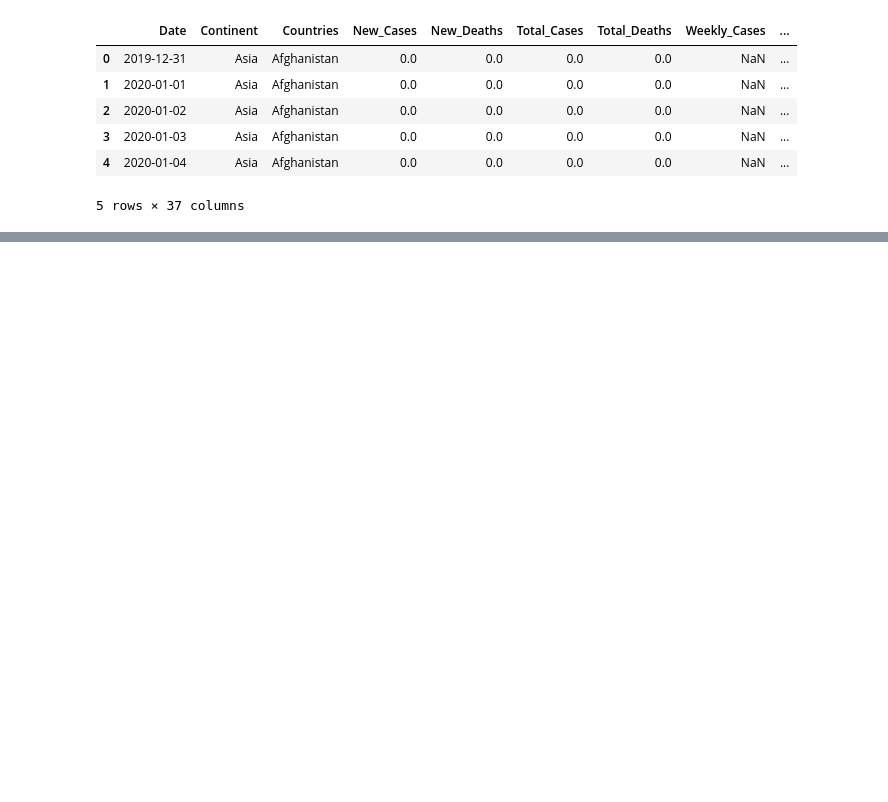
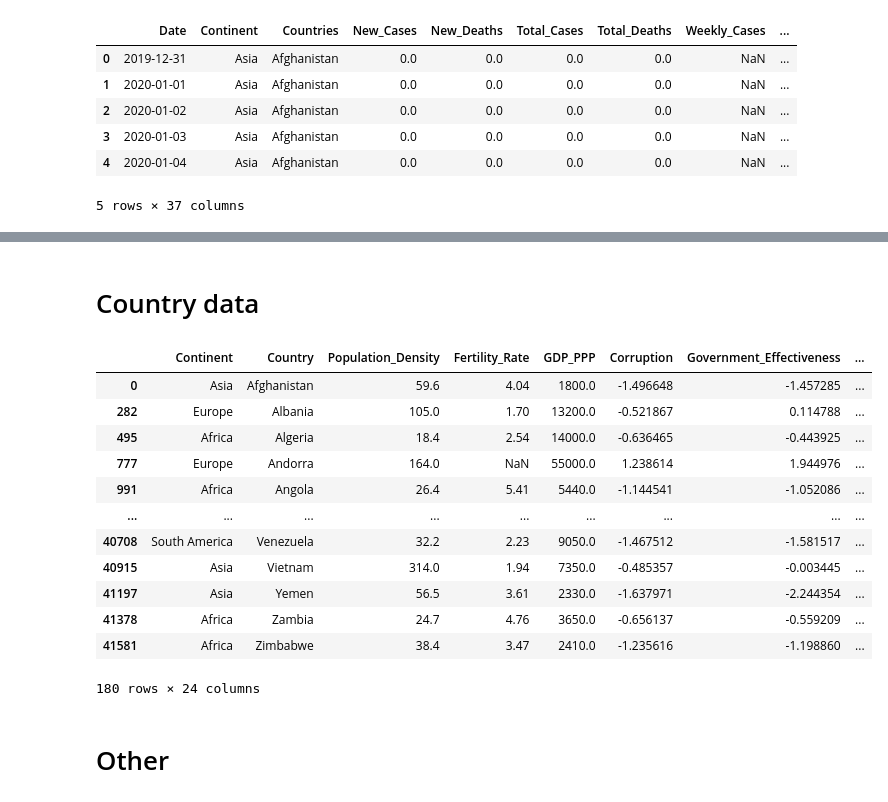
Before and after one commit to mvanitha/WIDDatathon, a Jupyter notebook: WIDDatathon.ipynb, the cells around one changed output, grey strips where cells are left out. Drawn from its saved outputs; the diff is of its cells as text; code cells hidden in the pictures; blank space fills up the shorter version.

```diff
--- a/WIDDatathon.ipynb
+++ b/WIDDatathon.ipynb
@@ -22 +181,35 @@ data.shape
+# %% [markdown]
+# Country data
+# %%
+# Subset of country data only
+supp = data[data.columns[~data.columns.isin(['Hospital Beds Year','Hospital Beds Per 1000 People'\
+              ,'Date'\
+              ,'New_Cases','New_Deaths'\
+              ,'Total_Cases','Total_Deaths'\
+              ,'Weekly_Cases','Weekly_Deaths'\
+              ,'RunTot_New_Cases','RunTot_New_Deaths'])]]
+
+# Removed duplicates
+supp = supp\
+        .drop_duplicates()\
+        .sort_values(by=['Country','Year'], ascending=True)
+display(supp)
+
+supp.to_csv(folder + r'/countries.csv',index=False)
+# %% [output]
+|  | Continent | Country | Population_Density | Fertility_Rate | GDP_PPP | Corruption | Government_Effectiveness | ... |
+| 0 | Asia | Afghanistan | 59.6 | 4.04 | 1800.0 | -1.496648 | -1.457285 | ... |
+| 282 | Europe | Albania | 105.0 | 1.70 | 13200.0 | -0.521867 | 0.114788 | ... |
+| 495 | Africa | Algeria | 18.4 | 2.54 | 14000.0 | -0.636465 | -0.443925 | ... |
+| 777 | Europe | Andorra | 164.0 | NaN | 55000.0 | 1.238614 | 1.944976 | ... |
+| 991 | Africa | Angola | 26.4 | 5.41 | 5440.0 | -1.144541 | -1.052086 | ... |
+| ... | ... | ... | ... | ... | ... | ... | ... | ... |
+| 40708 | South America | Venezuela | 32.2 | 2.23 | 9050.0 | -1.467512 | -1.581517 | ... |
+| 40915 | Asia | Vietnam | 314.0 | 1.94 | 7350.0 | -0.485357 | -0.003445 | ... |
+| 41197 | Asia | Yemen | 56.5 | 3.61 | 2330.0 | -1.637971 | -2.244354 | ... |
+| 41378 | Africa | Zambia | 24.7 | 4.76 | 3650.0 | -0.656137 | -0.559209 | ... |
+| 41581 | Africa | Zimbabwe | 38.4 | 3.47 | 2410.0 | -1.235616 | -1.198860 | ... |
+180 rows × 24 columns
+# %% [markdown]
+# Other
 # %%
```
Also changed, not shown: parts of 15 cells of this notebook, 9 other files.
